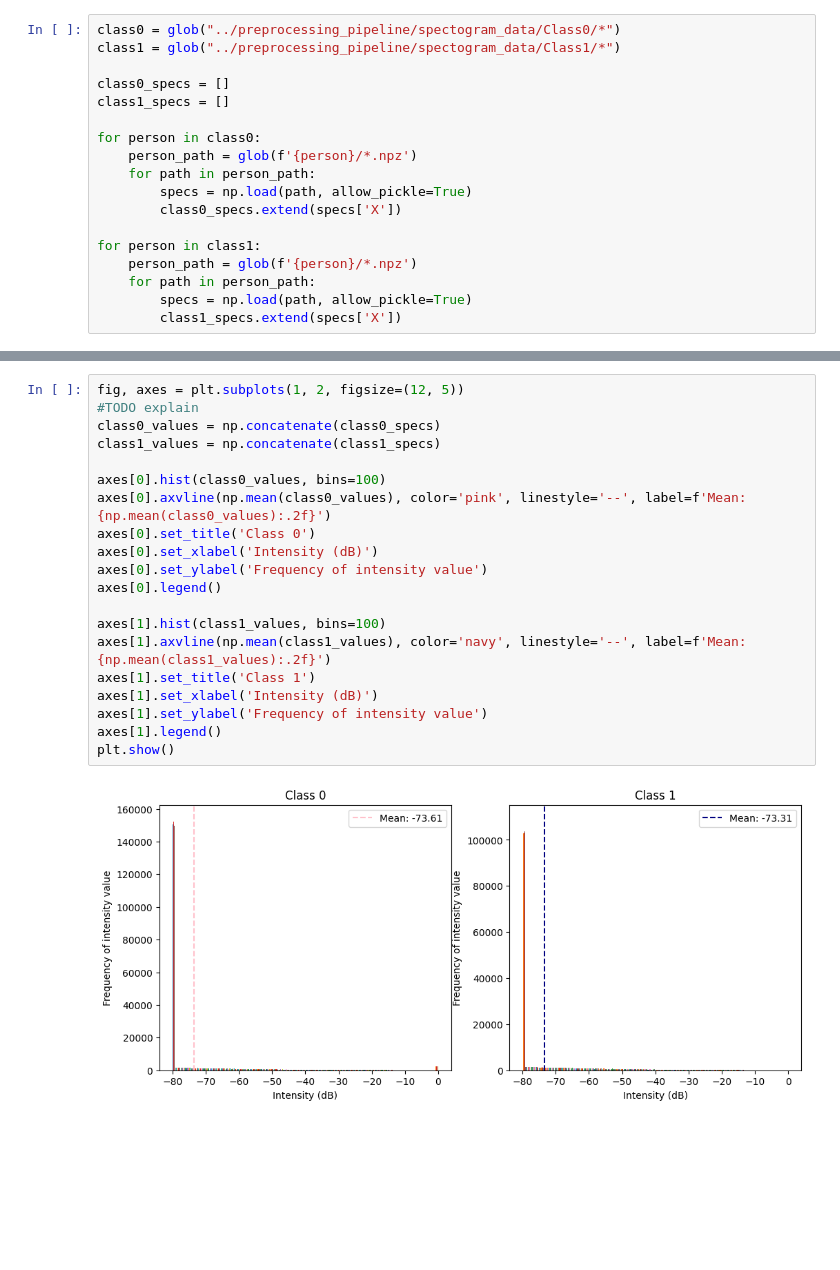
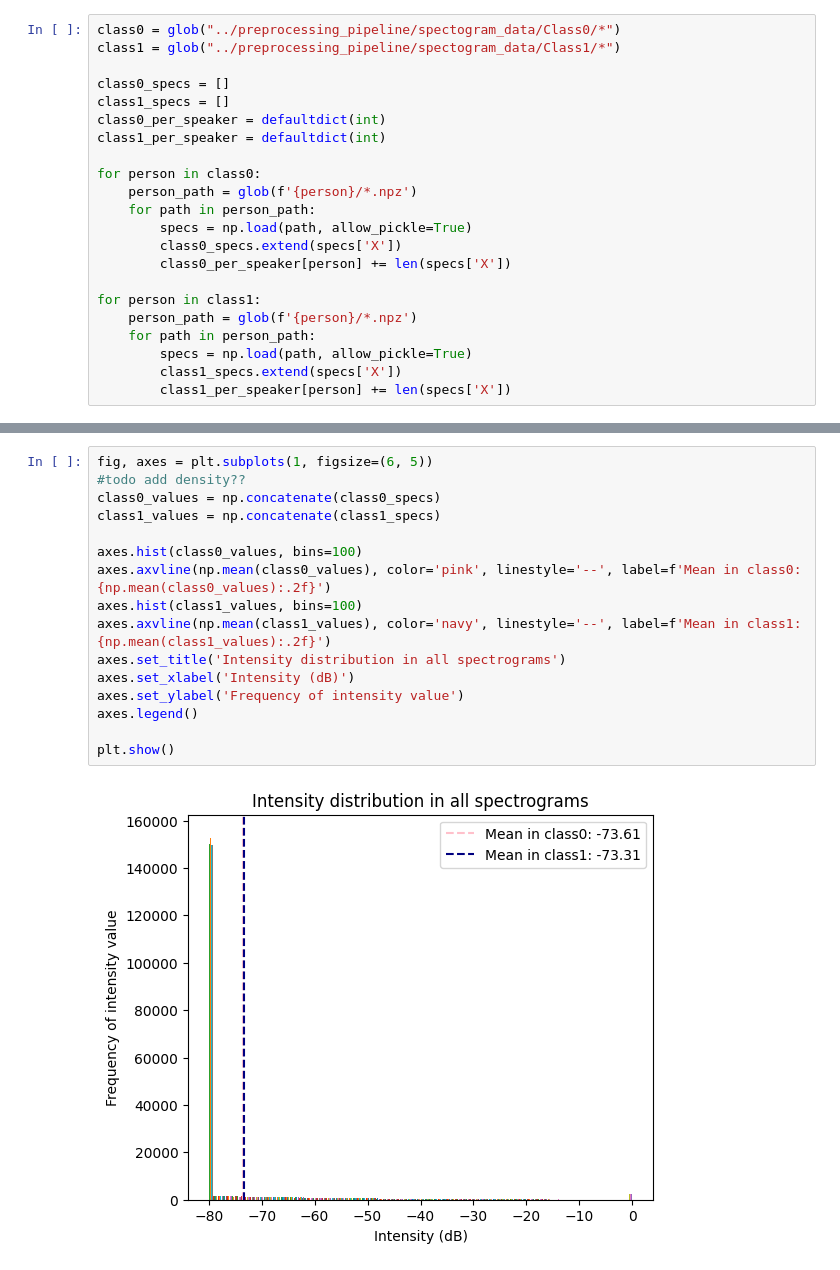
Before and after one commit to rybaks72/IML_Voice_Recognition, a Jupyter notebook: exploratory_data_analysis/spectograms_analysis.ipynb, the cells around one changed output, grey strips where cells are left out. Drawn from its saved outputs; the diff is of its cells as text; blank space fills up the shorter version.

```diff
--- a/exploratory_data_analysis/spectograms_analysis.ipynb
+++ b/exploratory_data_analysis/spectograms_analysis.ipynb
@@ -10,15 +12,19 @@ class1 = glob("../preprocessing_pipeline/spectogram_data/Class1/*")
 
 class0_specs = []
 class1_specs = []
+class0_per_speaker = defaultdict(int)
+class1_per_speaker = defaultdict(int)
 
 for person in class0:
     person_path = glob(f'{person}/*.npz')
     for path in person_path:
         specs = np.load(path, allow_pickle=True)
         class0_specs.extend(specs['X'])
+        class0_per_speaker[person] += len(specs['X'])
 
 for person in class1:
     person_path = glob(f'{person}/*.npz')
     for path in person_path:
         specs = np.load(path, allow_pickle=True)
         class1_specs.extend(specs['X'])
+        class1_per_speaker[person] += len(specs['X'])
@@ -52,24 +54,20 @@ Intensity distribution
 # %%
-fig, axes = plt.subplots(1, 2, figsize=(12, 5))
-#TODO explain
+fig, axes = plt.subplots(1, figsize=(6, 5))
+#todo add density??
 class0_values = np.concatenate(class0_specs)
 class1_values = np.concatenate(class1_specs)
 
-axes[0].hist(class0_values, bins=100)
-axes[0].axvline(np.mean(class0_values), color='pink', linestyle='--', label=f'Mean: {np.mean(class0_values):.2f}')
-axes[0].set_title('Class 0')
-axes[0].set_xlabel('Intensity (dB)')
-axes[0].set_ylabel('Frequency of intensity value')
-axes[0].legend()
+axes.hist(class0_values, bins=100)
+axes.axvline(np.mean(class0_values), color='pink', linestyle='--', label=f'Mean in class0: {np.mean(class0_values):.2f}')
+axes.hist(class1_values, bins=100)
+axes.axvline(np.mean(class1_values), color='navy', linestyle='--', label=f'Mean in class1: {np.mean(class1_values):.2f}')
+axes.set_title('Intensity distribution in all spectrograms')
+axes.set_xlabel('Intensity (dB)')
+axes.set_ylabel('Frequency of intensity value')
+axes.legend()
 
-axes[1].hist(class1_values, bins=100)
-axes[1].axvline(np.mean(class1_values), color='navy', linestyle='--', label=f'Mean: {np.mean(class1_values):.2f}')
-axes[1].set_title('Class 1')
-axes[1].set_xlabel('Intensity (dB)')
-axes[1].set_ylabel('Frequency of intensity value')
-axes[1].legend()
 plt.show()
 # %% [output]
-[figure, old version]
+[figure, new version]
 # %%
 fig, ax = plt.subplots(figsize=(6, 5))
```
Also changed, not shown: parts of 25 cells of this notebook, 1 other file.
